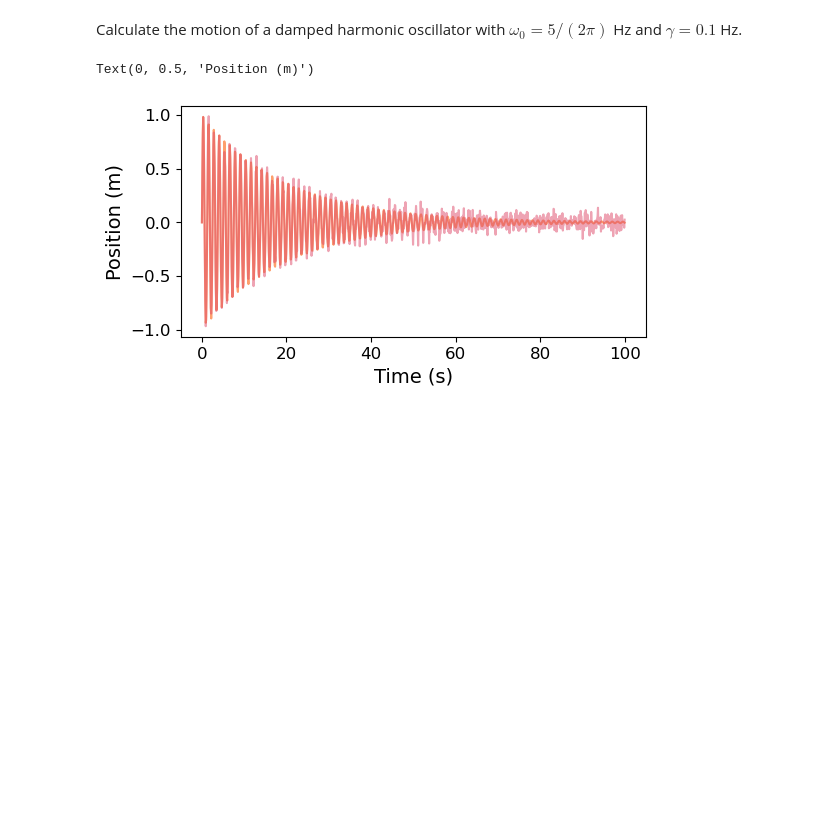
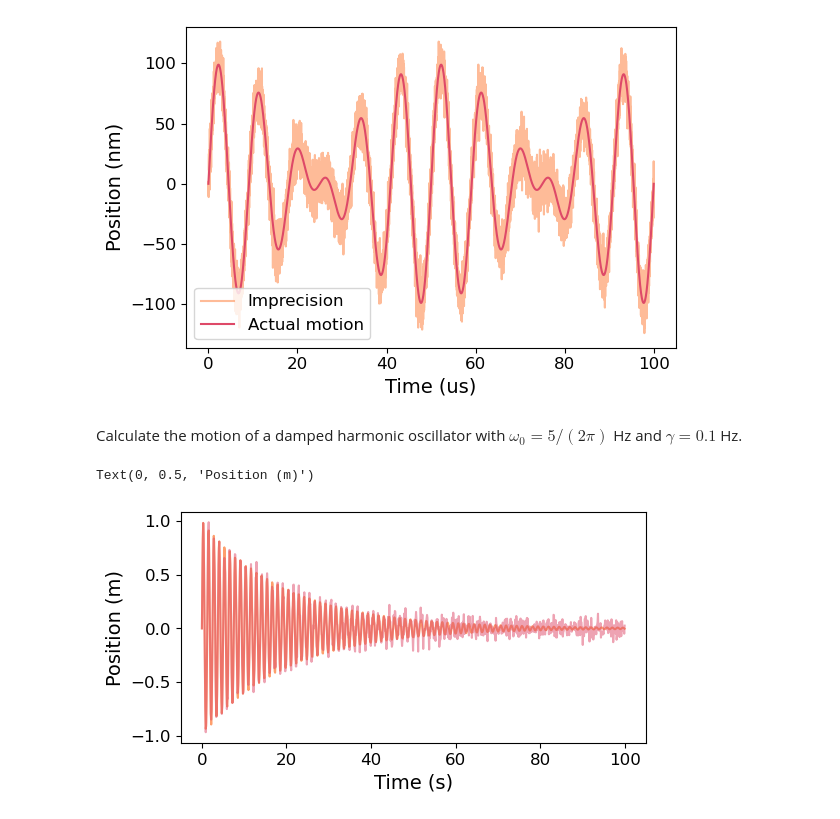
Before and after one commit to yuhants/dm_nanospheres, a Jupyter notebook: archived/nonlinear_kalman.ipynb, the cells around one changed output. Cells and saved outputs as stored; diff of their text form; code cells hidden in the pictures; blank space fills up the shorter version.

```diff
--- a/nonlinear_kalman.ipynb
+++ b/archived/nonlinear_kalman.ipynb
@@ -24,6 +24,31 @@ params = {'figure.figsize': (6, 3),
           'xtick.labelsize': 12,
           'ytick.labelsize': 12}
 plt.rcParams.update(params)
+# %%
+omega0 = 100000*2*np.pi
+gamma = 0.001
+
+tt, dtt = np.linspace(0, 0.0001, 10000, retstep=True)
+omega1 = np.sqrt((omega0)**2 - (gamma/2)**2)
+theory = 50*np.exp(-gamma/2 * tt) * np.sin(omega1 * tt) + 50*np.exp(-gamma/2/2 * tt) * np.sin(omega1*1.2 * tt)
+
+np.random.seed(9)
+noise = 100*np.random.normal(0, 0.1, tt.size)
+measurement = theory + noise
+
+fig, ax = plt.subplots(figsize=(6, 4))
+
+# ax.set_xlim(0, 100)
+ax.plot(tt*1e6, measurement, alpha=0.7, label='Imprecision')
+ax.plot(tt*1e6, theory, label='Actual motion')
+ax.set_xlabel('Time (us)')
+ax.set_ylabel('Position (nm)')
+ax.legend(frameon=True, fontsize=12)
+
+plt.tight_layout()
+plt.savefig('/Users/yuhan/work/nanospheres/figures/sphere_motion.png', format='png', transparent=True, dpi=600)
+# %% [output]
+[figure, added]
 # %% [markdown]
 Calculate the motion of a damped harmonic oscillator with $\omega_0 = 5 / (2 \pi)$ Hz and $\gamma = 0.1$ Hz.
 # %%
```
Also changed, not shown: parts of 2 cells of this notebook, 7 other files.
